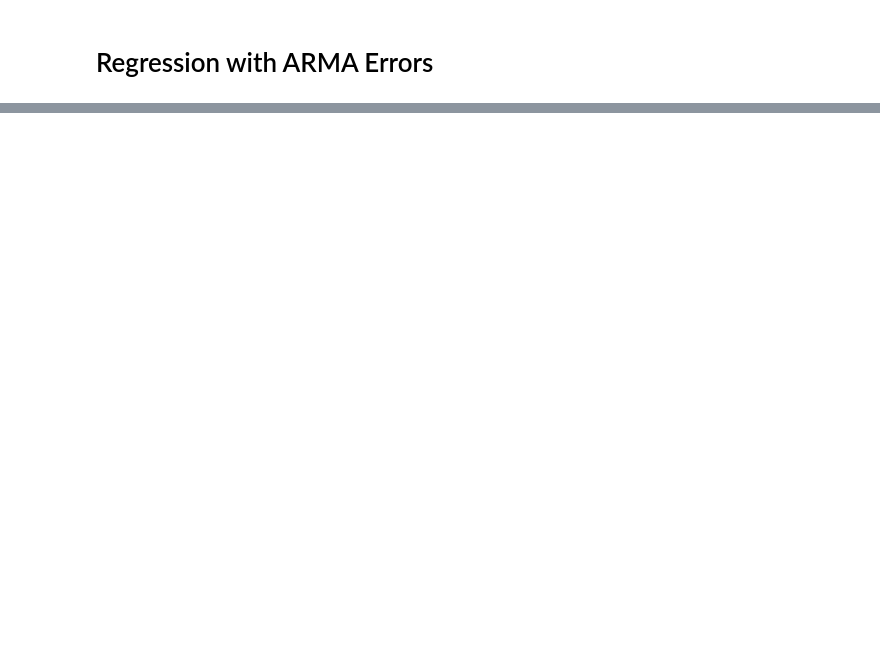
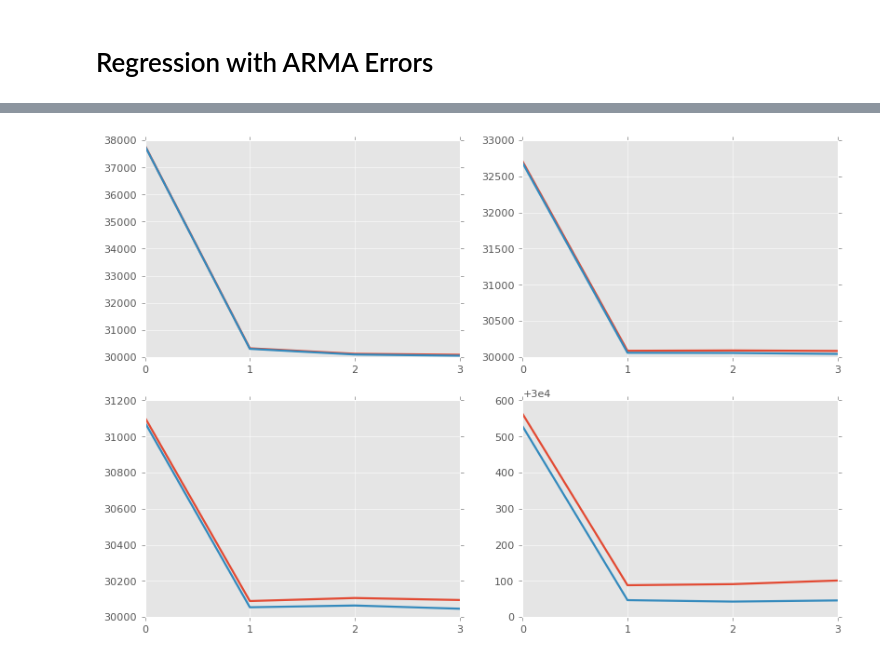
Before and after one commit to LucaNyckees/SCV_project1, a Jupyter notebook: notebooks/ARIMA.ipynb, the cells around one changed output, grey strips where cells are left out. Cells and saved outputs as stored; diff of their text form; code cells hidden in the pictures; blank space fills up the shorter version.

```diff
--- a/notebooks/ARIMA.ipynb
+++ b/notebooks/ARIMA.ipynb
@@ -52,0 +91,21 @@ GLS_reg = sm.regression.linear_model.GLS(df.centered_TG,X,sc.linalg.toeplitz(aut
+# %%
+p = np.array(np.arange(0,4))
+q = np.array(np.arange(0,4))
+
+param = np.array([np.array([int(pp),int(qq)]) for pp in p for qq in q])
+
+AIC = np.zeros(shape=(np.shape(param)[0],))
+BIC = np.zeros(shape=(np.shape(param)[0],))
+
+model_selection = pd.DataFrame(np.array([param[:,0],param[:,1],AIC,BIC]).T, columns = ["param_p","param_q","AIC","BIC"])
+# %%
+periode = 6
+for i, (pp,qq) in enumerate(param):
+    arma_mod = ARIMA(df[df.period==periode].Seasonless_TG, order=(pp,0,qq),enforce_stationarity = True, enforce_invertibility = True).fit()
+    model_selection.AIC[i] = arma_mod.aic
+    model_selection.BIC[i] = arma_mod.bic
+# %%
+i = np.argmin(model_selection.AIC)
+j = np.argmin(model_selection.BIC)
+print(j)
+model_selection
@@ -52,0 +131,14 @@ GLS_reg = sm.regression.linear_model.GLS(df.centered_TG,X,sc.linalg.toeplitz(aut
+# %%
+fig = plt.figure(figsize=(12,8))
+plt.style.use("ggplot")
+for i in range(4):
+    fig.add_subplot(2,2,i+1)
+    axes = plt.gca()
+    axes.xaxis.set_ticks(range(4))
+    #axes.xaxis.set_ticklabels(['0', '1', 'p = 2', 'p = 3'], rotation = 0, color = 'black', fontsize = 10, verticalalignment = 'center')
+    plt.plot(np.arange(0,4),model_selection[model_selection.param_q==i].BIC)
+    plt.plot(np.arange(0,4),model_selection[model_selection.param_q==i].AIC)
+    # Pour ajouter du texte
+    #plt.text(s=plt.style.available[i], x=5, y=2, color='red')
+# %% [output]
+[figure, added]
```
Also changed, not shown: parts of 13 cells of this notebook.
